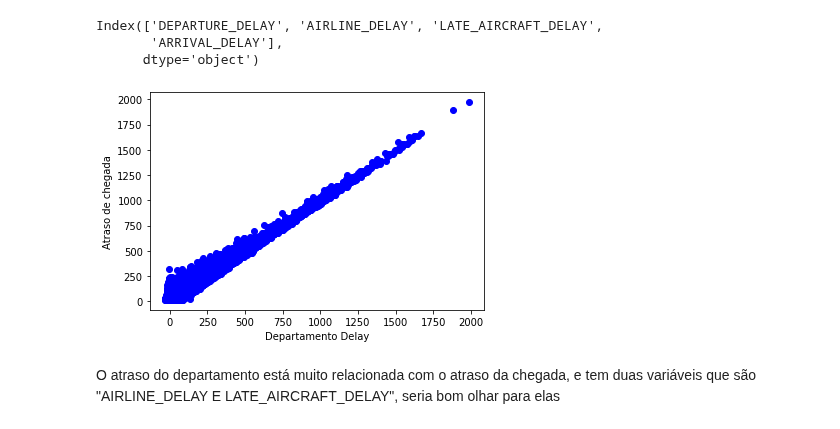
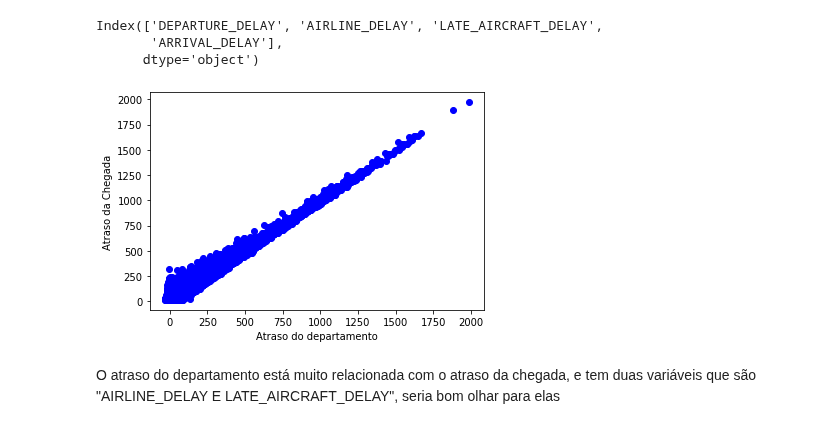
Before and after one commit to IonaSantana/Artificial-Intelligence, a Jupyter notebook: Flight_delay.ipynb, the cells around one changed output. Saved outputs shown, nothing was run; the diff lists cells and outputs as text; code cells hidden in the pictures.

```diff
--- a/Flight_delay.ipynb
+++ b/Flight_delay.ipynb
@@ -42,0 +45,6 @@ def pearson(data):
+# %%
+def plot_correlacao(x, y, text_x, text_y):
+  plt.scatter(x, y,  color='blue')
+  plt.xlabel(text_x)
+  plt.ylabel(text_y)
+  plt.show()
@@ -211,13 +221,10 @@ flights_time.columns
 Index(['DEPARTURE_DELAY', 'AIRLINE_DELAY', 'LATE_AIRCRAFT_DELAY',
        'ARRIVAL_DELAY'],
       dtype='object')
-# %%
-plt.scatter(flights_time.DEPARTURE_DELAY, flights_time.ARRIVAL_DELAY,  color='blue')
-plt.xlabel("Departamento Delay") #correlação do atraso do departamento e atraso de chegada igual a 1
-plt.ylabel("Atraso de chegada")
-plt.show()
-# %% [output]
-[figure, removed]
+# %%
+plot_correlacao(flights_time.DEPARTURE_DELAY, flights_time.ARRIVAL_DELAY, 'Atraso do departamento', 'Atraso da Chegada')
+# %% [output]
+[figure, added]
 # %% [markdown]
 O atraso do departamento está muito relacionada com o atraso da chegada, e tem duas variáveis que são "AIRLINE_DELAY E LATE_AIRCRAFT_DELAY", seria bom olhar para elas
 # %% [markdown]
```
Also changed, not shown: parts of 8 cells of this notebook.
